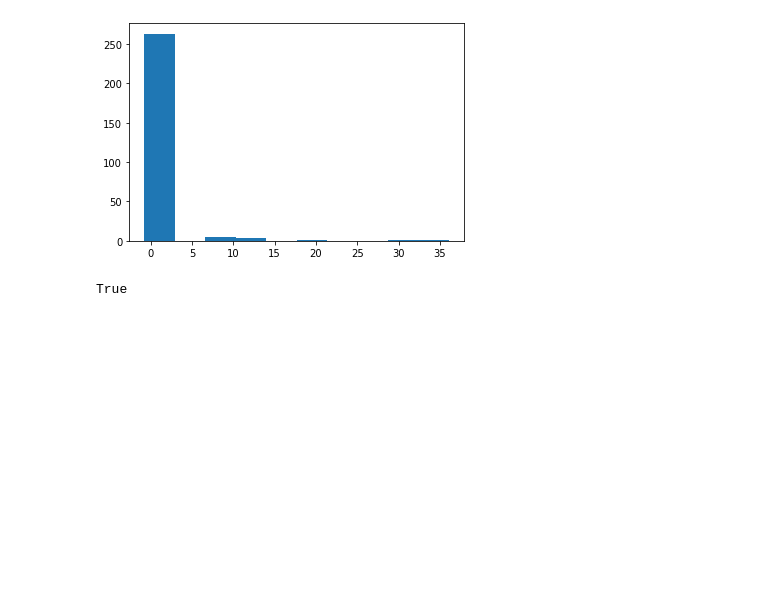
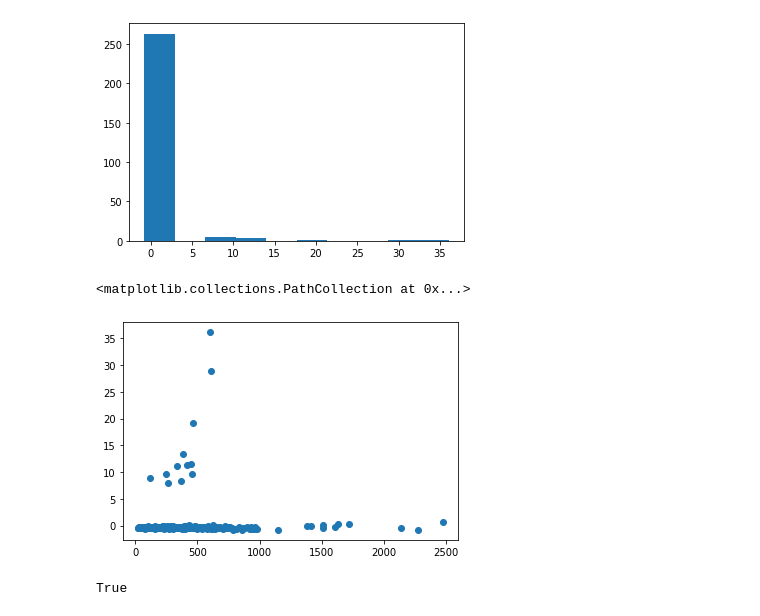
Before and after one commit to honowassa81/DATA-201, a Jupyter notebook: Project 2.ipynb, the cells around one changed output. Cells and saved outputs as stored; diff of their text form; code cells hidden in the pictures; blank space fills up the shorter version.

```diff
--- a/Project 2.ipynb
+++ b/Project 2.ipynb
@@ -455,6 +455,12 @@ Residual = (y_test - y_predicted)
 plt1 = plt.hist(Residual)
 # %% [output]
 [figure]
+# %%
+#scatterplot of predicted values and residuals
+plt.scatter(y_predicted, y_test - y_predicted)
+# %% [output]
+<matplotlib.collections.PathCollection at 0x...>
+[figure, added]
 # %%
 # check a Gaussian distribution
 # mean and standard deviation
```
Also changed, not shown: parts of 1 cell of this notebook.
